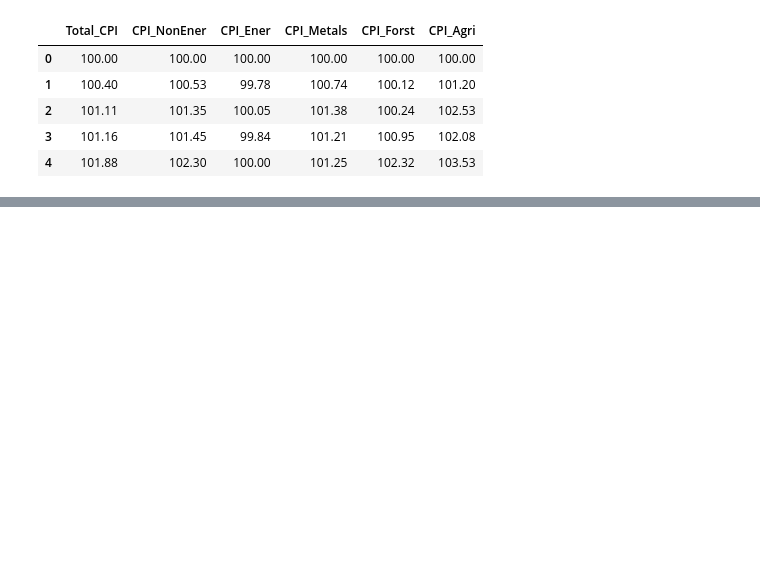
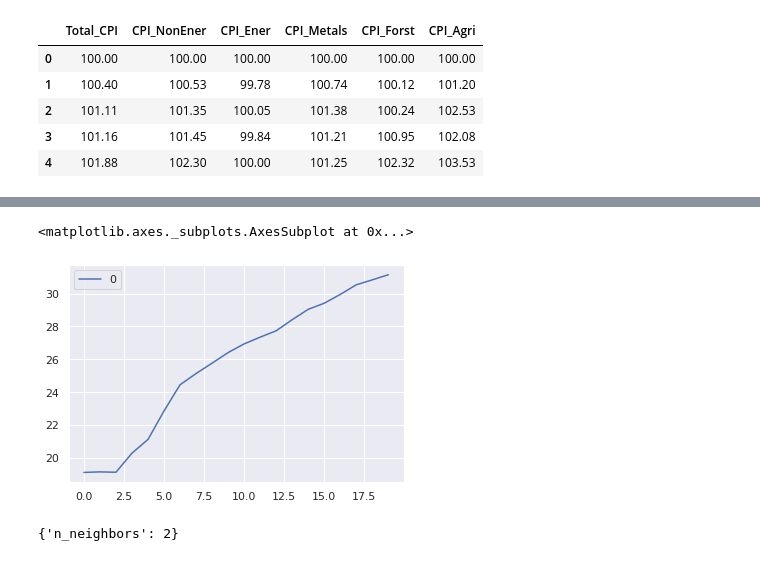
Before and after one commit to DataGalz/CIND820, a Jupyter notebook: CIND820.ipynb, the cells around one changed output, grey strips where cells are left out. Saved outputs shown, nothing was run; the diff lists cells and outputs as text; code cells hidden in the pictures; blank space fills up the shorter version.

```diff
--- a/CIND820.ipynb
+++ b/CIND820.ipynb
@@ -446,0 +398,9 @@ print(classification_report(y_test, y_pred))
+# %%
+# with statsmodels
+X = sm.add_constant(X) # adding a constant
+
+model = sm.OLS(Y, X).fit()
+predictions = model.predict(X)
+
+print_model = model.summary()
+print(print_model)
@@ -446,0 +425,29 @@ print(classification_report(y_test, y_pred))
+# %%
+#Create train and test set
+train , test = train_test_split(df2, test_size = 0.3)
+x_train = train.drop('Total_CPI', axis=1)
+y_train = train['Total_CPI']
+
+x_test = test.drop('Total_CPI', axis = 1)
+y_test = test['Total_CPI']
+# %%
+#Preprocessing – Scaling the features
+scaler = MinMaxScaler(feature_range=(0, 1))
+
+x_train_scaled = scaler.fit_transform(x_train)
+x_train = pd.DataFrame(x_train_scaled)
+
+x_test_scaled = scaler.fit_transform(x_test)
+x_test = pd.DataFrame(x_test_scaled)
+# %%
+#We will have a look at the error rate for different k values
+rmse_val = [] #to store rmse values for different k
+for K in range(20):
+    K = K+1
+    model = neighbors.KNeighborsRegressor(n_neighbors = K)
+
+    model.fit(x_train, y_train)  #fit the model
+    pred=model.predict(x_test) #make prediction on test set
+    error = sqrt(mean_squared_error(y_test,pred)) #calculate rmse
+    rmse_val.append(error) #store rmse values
+    print('RMSE value for k= ' , K , 'is:', error)
@@ -446,0 +475,18 @@ print(classification_report(y_test, y_pred))
+# %%
+#plotting the rmse values against k values
+curve = pd.DataFrame(rmse_val)
+curve.plot()
+# %% [output]
+<matplotlib.axes._subplots.AxesSubplot at 0x...>
+[figure, added]
+# %%
+#deciding the value of k
+params = {'n_neighbors':[2,3,4,5,6,7,8,9]}
+
+knn = neighbors.KNeighborsRegressor()
+
+model = GridSearchCV(knn, params, cv=5)
+model.fit(x_train,y_train)
+model.best_params_
+# %% [output]
+{'n_neighbors': 2}
```
Also changed, not shown: parts of 37 cells of this notebook.
